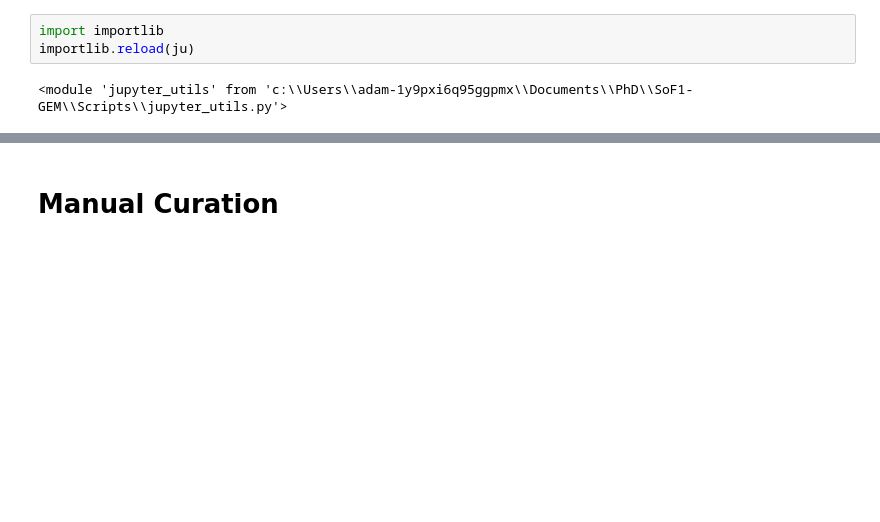
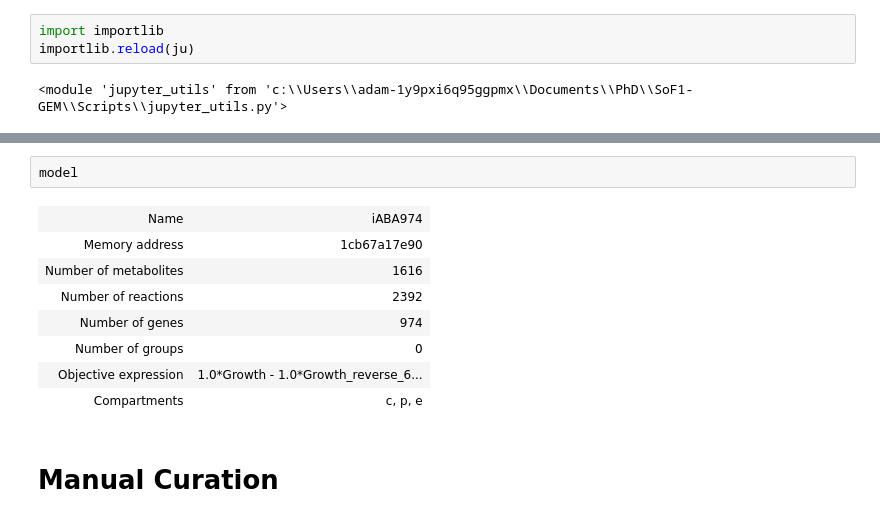
Before and after one commit to AzizBenA/iABA974_SoF1_GEM, a Jupyter notebook: Scripts/Model_manipulation.ipynb, the cells around one changed output, grey strips where cells are left out. Saved outputs shown, nothing was run; the diff lists cells and outputs as text; blank space fills up the shorter version.

```diff
--- a/Scripts/Model_manipulation.ipynb
+++ b/Scripts/Model_manipulation.ipynb
@@ -31,3 +56,14 @@ model.summary()
+# %%
+model
+# %% [output]
+| Name | iABA974 |
+| Memory address | 1cb67a17e90 |
+| Number of metabolites | 1616 |
+| Number of reactions | 2392 |
+| Number of genes | 974 |
+| Number of groups | 0 |
+| Objective expression | 1.0*Growth - 1.0*Growth_reverse_6... |
+| Compartments | c, p, e |
 # %% [markdown]
 # Manual Curation
 # %% [markdown]
```
Also changed, not shown: parts of 11 cells of this notebook.
